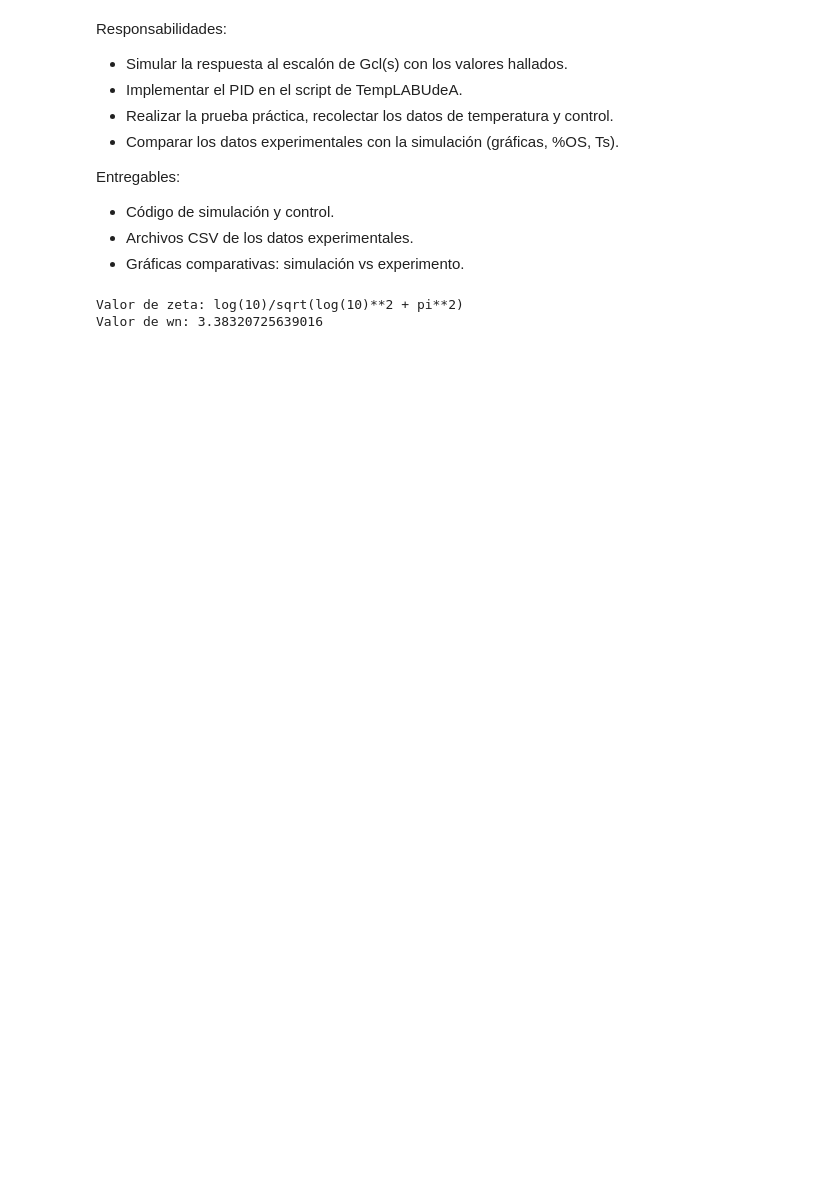
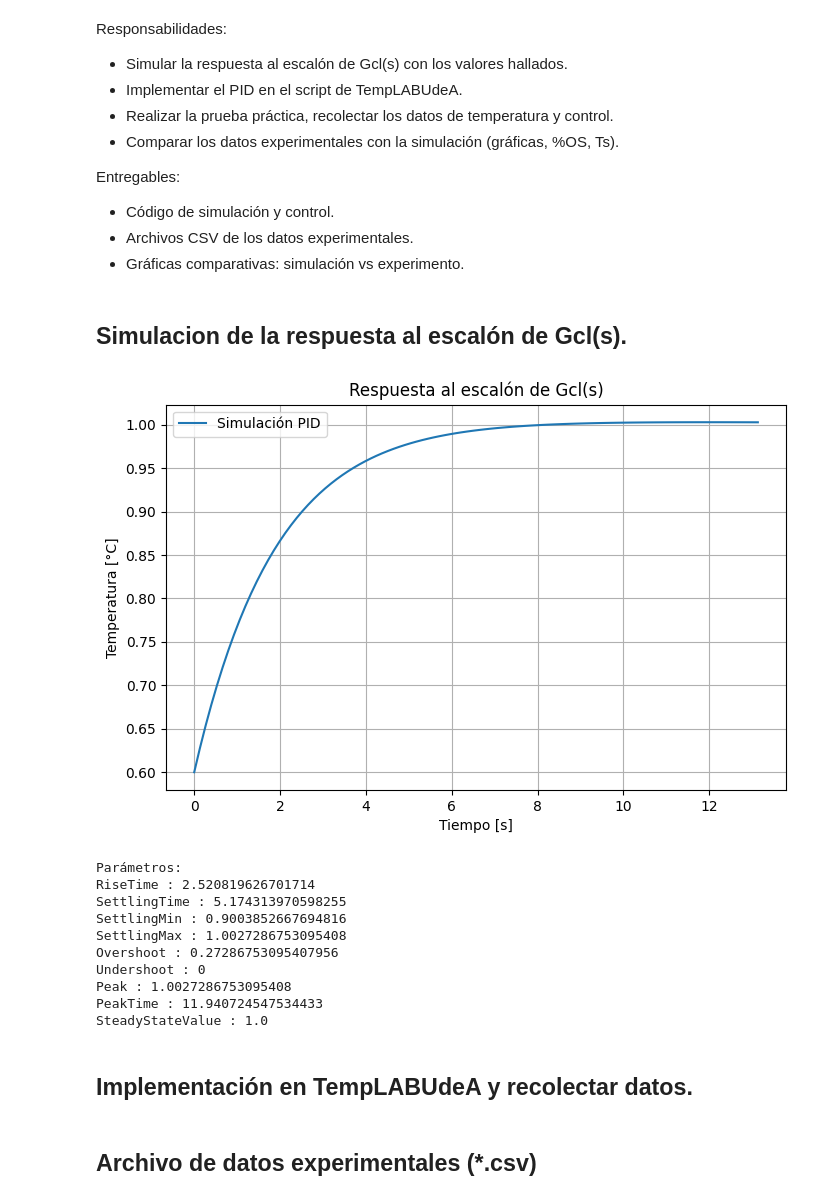
Before and after one commit to jbcgames/Parcia_2_Control, a Jupyter notebook: Andres.ipynb, the cells around one changed output. Drawn from its saved outputs; the diff is of its cells as text; code cells hidden in the pictures; blank space fills up the shorter version.

```diff
--- a/Andres.ipynb
+++ b/Andres.ipynb
@@ -15,26 +15,45 @@ import matplotlib.pyplot as plt
 import control as ctl
 import ipywidgets as widgets
 from ipywidgets import interact
+# %% [markdown]
+## Simulacion de la respuesta al escalón de Gcl(s).
 # %%
+K = 0.3
+tau = 10
+Kp = 50
+Ti = tau
+Td = tau / 10
+L =ctl.tf([Kp*K*Ti*Td, Kp*K*Ti, Kp*K],[Ti*tau, Ti, 0])
 Gcl = ctl.feedback(L, 1)
 t, y = ctl.step_response(Gcl)
 
 plt.figure(figsize=(8, 5))
 plt.plot(t, y, label='Simulación PID')
 plt.title('Respuesta al escalón de Gcl(s)')
 plt.xlabel('Tiempo [s]')
 plt.ylabel('Temperatura [°C]')
 plt.grid(True)
 plt.legend()
 plt.show()
 
 S2 = ctl.step_info(Gcl)
 print("\nParámetros:")
 for i in S2:
   print(i,":",S2[i])
 # %% [output]
+[figure, added]
-Valor de zeta: log(10)/sqrt(log(10)**2 + pi**2)
-Valor de wn: 3.38320725639016
+Parámetros:
+RiseTime : 2.520819626701714
+SettlingTime : 5.174313970598255
+SettlingMin : 0.9003852667694816
+SettlingMax : 1.0027286753095408
+Overshoot : 0.27286753095407956
+Undershoot : 0
+Peak : 1.0027286753095408
+PeakTime : 11.940724547534433
+SteadyStateValue : 1.0
+# %% [markdown]
+## Implementación en TempLABUdeA y recolectar datos.
 # %%
 import tclab
 import numpy as np
@@ -265,6 +284,8 @@ if __name__ == "__main__":
     else:
         print("Opción no válida. Ejecutando PID por defecto.")
         ejecutar_control('PID')
+# %% [markdown]
+## Archivo de datos experimentales (*.csv)
 # %%
 import pandas as pd
 
```
